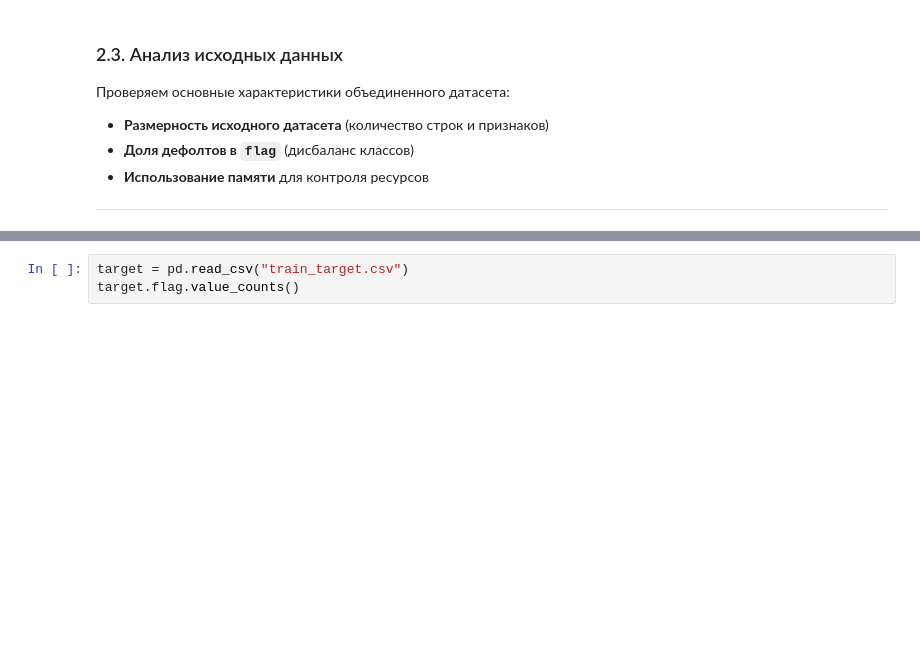
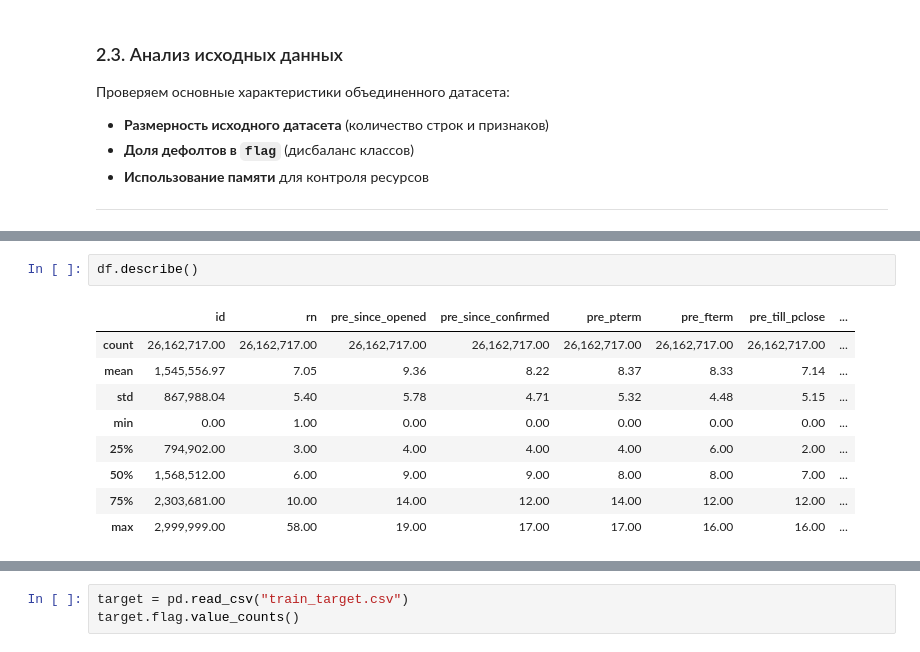
Before and after one commit to Braxlysh/CreditRisks, a Jupyter notebook: creditRiskModeling.ipynb, the cells around one changed output, grey strips where cells are left out. Drawn from its saved outputs; the diff is of its cells as text; blank space fills up the shorter version.

```diff
--- a/creditRiskModeling.ipynb
+++ b/creditRiskModeling.ipynb
@@ -401,0 +417,12 @@ df.shape
+# %%
+df.describe()
+# %% [output]
+|  | id | rn | pre_since_opened | pre_since_confirmed | pre_pterm | pre_fterm | pre_till_pclose | ... |
+| count | 26,162,717.00 | 26,162,717.00 | 26,162,717.00 | 26,162,717.00 | 26,162,717.00 | 26,162,717.00 | 26,162,717.00 | ... |
+| mean | 1,545,556.97 | 7.05 | 9.36 | 8.22 | 8.37 | 8.33 | 7.14 | ... |
+| std | 867,988.04 | 5.40 | 5.78 | 4.71 | 5.32 | 4.48 | 5.15 | ... |
+| min | 0.00 | 1.00 | 0.00 | 0.00 | 0.00 | 0.00 | 0.00 | ... |
+| 25% | 794,902.00 | 3.00 | 4.00 | 4.00 | 4.00 | 6.00 | 2.00 | ... |
+| 50% | 1,568,512.00 | 6.00 | 9.00 | 9.00 | 8.00 | 8.00 | 7.00 | ... |
+| 75% | 2,303,681.00 | 10.00 | 14.00 | 12.00 | 14.00 | 12.00 | 12.00 | ... |
+| max | 2,999,999.00 | 58.00 | 19.00 | 17.00 | 17.00 | 16.00 | 16.00 | ... |
```
Also changed, not shown: parts of 10 cells of this notebook.
